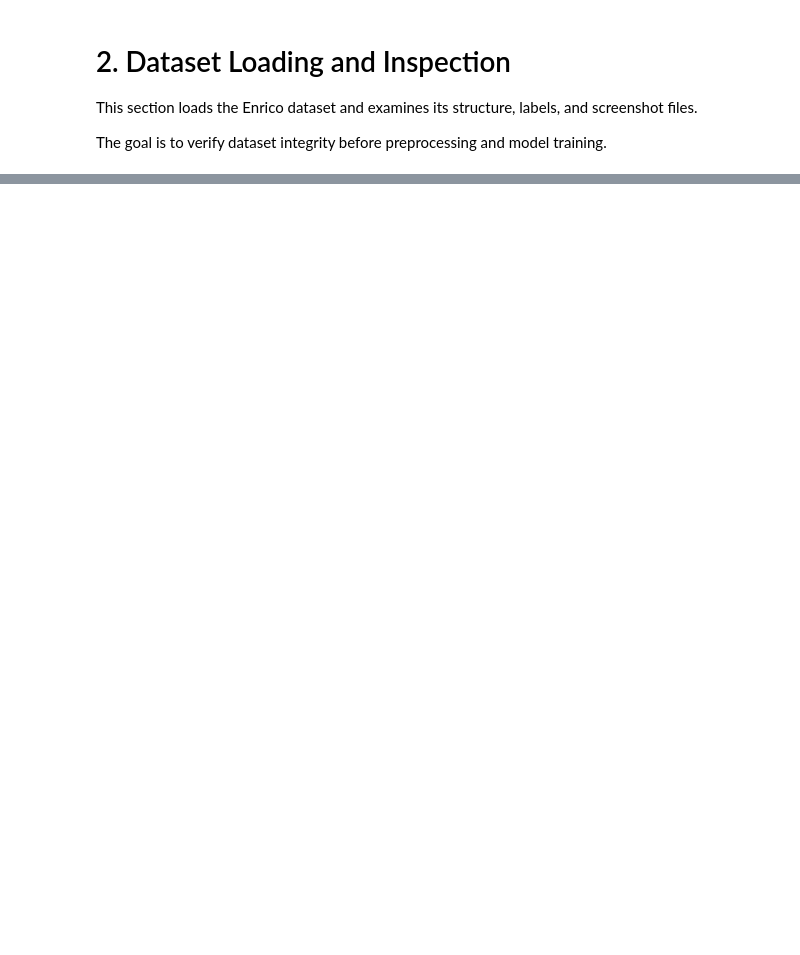
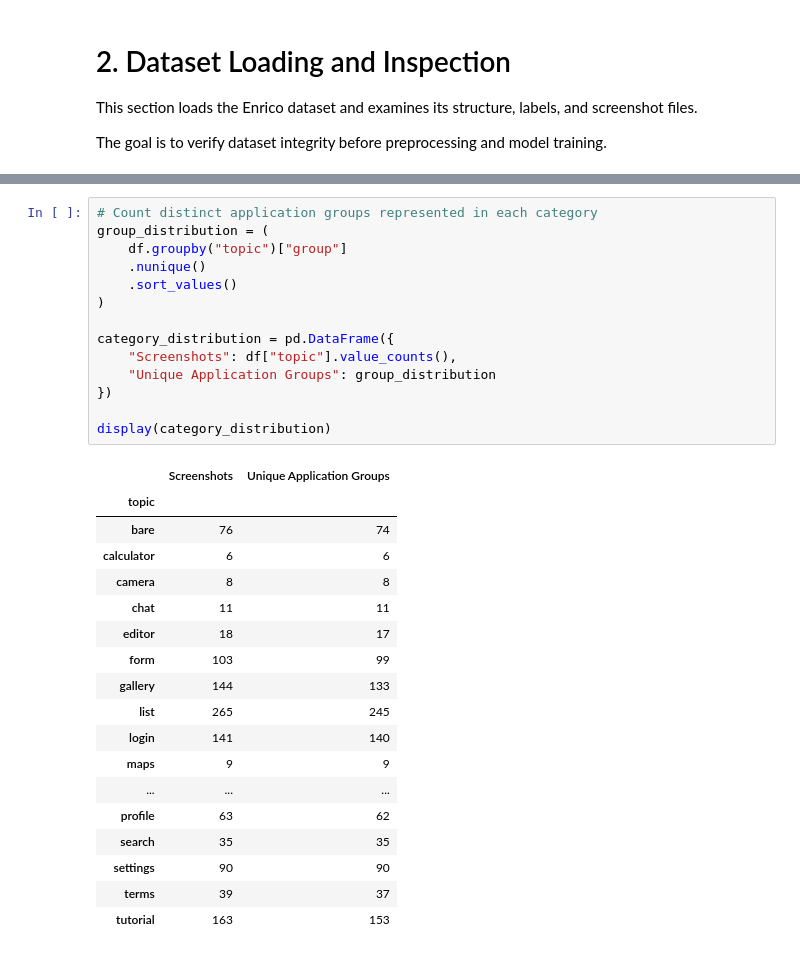
Before and after one commit to BolandoKen/mobile-ui-screen-classification, a Jupyter notebook: noteboooks/mobile-ui-screen-classification.ipynb, the cells around one changed output, grey strips where cells are left out. Drawn from its saved outputs; the diff is of its cells as text; blank space fills up the shorter version.

```diff
--- a/noteboooks/mobile-ui-screen-classification.ipynb
+++ b/noteboooks/mobile-ui-screen-classification.ipynb
@@ -122,0 +717,33 @@ plt.show()
+# %%
+# Count distinct application groups represented in each category
+group_distribution = (
+    df.groupby("topic")["group"]
+    .nunique()
+    .sort_values()
+)
+
+category_distribution = pd.DataFrame({
+    "Screenshots": df["topic"].value_counts(),
+    "Unique Application Groups": group_distribution
+})
+
+display(category_distribution)
+# %% [output]
+|  | Screenshots | Unique Application Groups |
+| topic |  |  |
+| bare | 76 | 74 |
+| calculator | 6 | 6 |
+| camera | 8 | 8 |
+| chat | 11 | 11 |
+| editor | 18 | 17 |
+| form | 103 | 99 |
+| gallery | 144 | 133 |
+| list | 265 | 245 |
+| login | 141 | 140 |
+| maps | 9 | 9 |
+| ... | ... | ... |
+| profile | 63 | 62 |
+| search | 35 | 35 |
+| settings | 90 | 90 |
+| terms | 39 | 37 |
+| tutorial | 163 | 153 |
```
Also changed, not shown: parts of 31 cells of this notebook.
